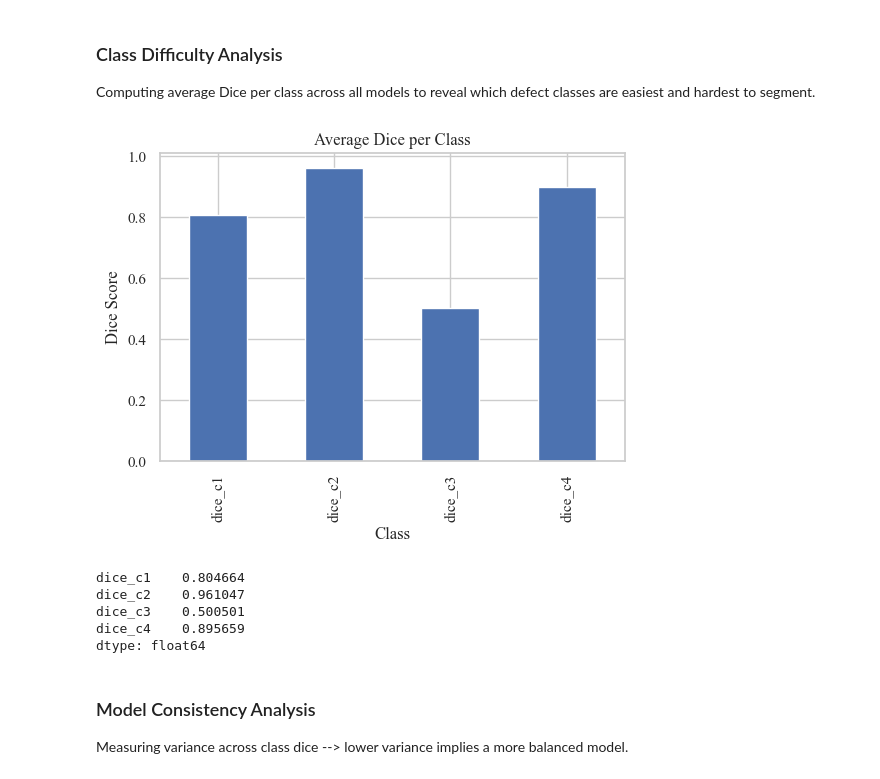
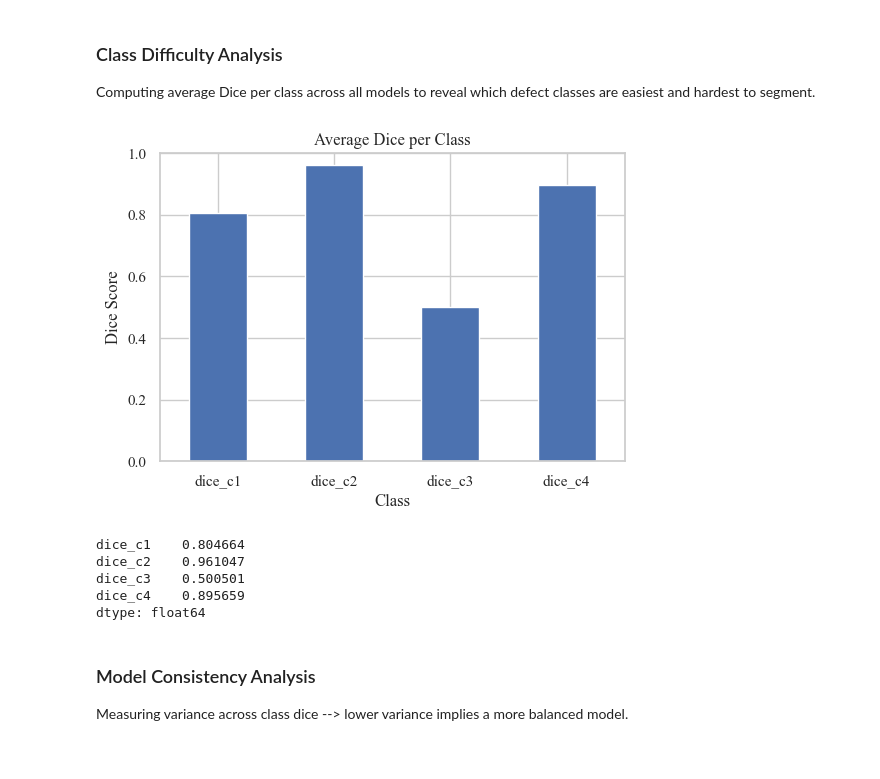
Before and after one commit to yuvarajk2109/industrial-automation-vit, a Jupyter notebook: Code/Analyses/steel.ipynb, the cells around one changed output. Drawn from its saved outputs; the diff is of its cells as text; code cells hidden in the pictures.

```diff
--- a/Analyses/steel_analysis.ipynb
+++ b/Code/Analyses/steel.ipynb
@@ -23,7 +23,7 @@ plt.rcParams.update({'font.size': 14})
 # %% [markdown]
 ### Load CSV
 # %%
-ROOT_DIR = os.path.abspath(os.path.join(os.getcwd(), ".."))
+ROOT_DIR = os.path.abspath(os.path.join(os.getcwd(), "..\\.."))
 RESULTS_FILE = os.path.join(ROOT_DIR, "Results", "model_results_steel.csv")
 print("Results file path:", RESULTS_FILE)
 # %% [output]
@@ -130,17 +130,19 @@ Computing average Dice per class across all models to reveal which defect classe
 # %%
 class_means = df[["dice_c1", "dice_c2", "dice_c3", "dice_c4"]].mean()
 
 plt.figure(figsize=(6,4))
 class_means.plot(kind="bar")
 
 plt.title("Average Dice per Class")
 plt.xlabel("Class")
 plt.ylabel("Dice Score")
+plt.xticks(rotation=0)
+plt.ylim(0, 1.0)
 plt.show()
 
 print(class_means)
 # %% [output]
-[figure, old version]
+[figure, new version]
 dice_c1    0.804664
 dice_c2    0.961047
 dice_c3    0.500501
```
Also changed, not shown: 1 other file.
